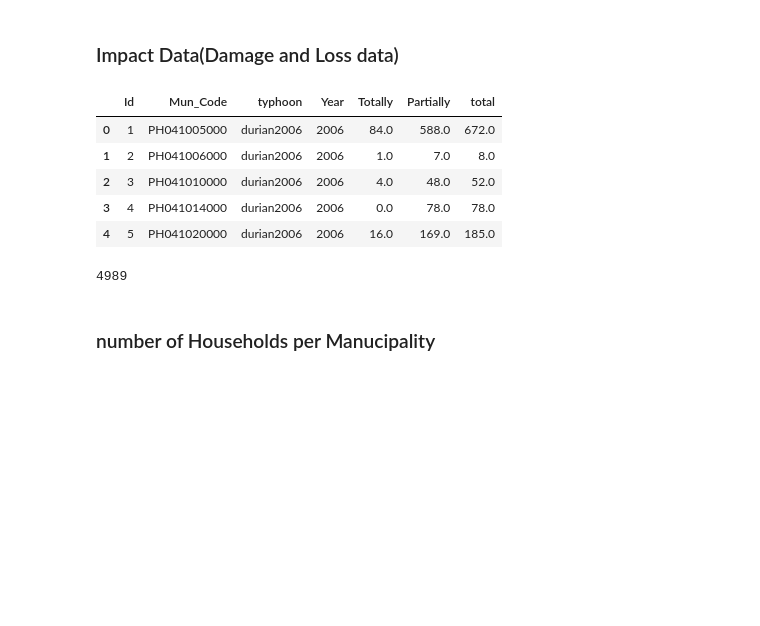
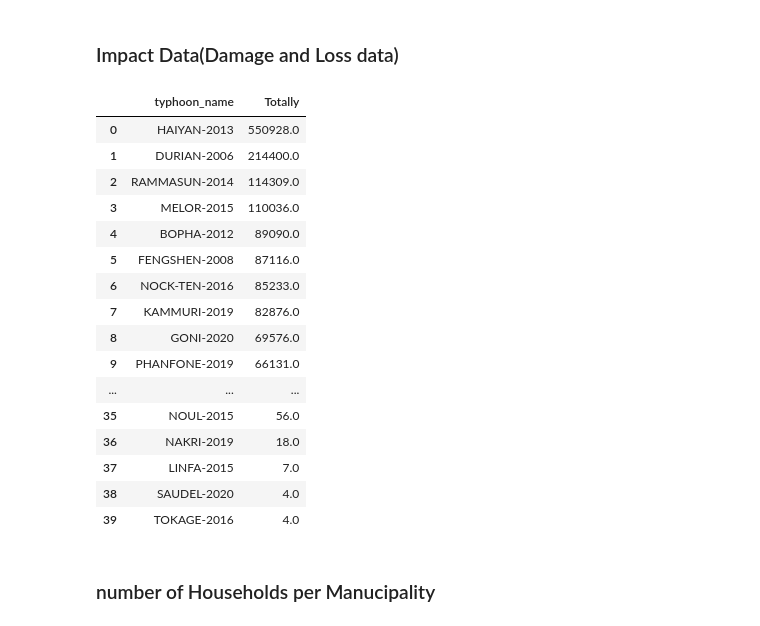
Before and after one commit to rodekruis/Typhoon-Impact-based-forecasting-model, a Jupyter notebook: IBF-Typhoon-model/documentation/notebooks/pre_disaster_indicators.ipynb, the cells around one changed output. Cells and saved outputs as stored; diff of their text form; code cells hidden in the pictures; blank space fills up the shorter version.

```diff
--- a/IBF-Typhoon-model/documentation/notebooks/pre_disaster_indicators.ipynb
+++ b/IBF-Typhoon-model/documentation/notebooks/pre_disaster_indicators.ipynb
@@ -129,23 +127,37 @@ display(data_matrix_new_variables.head())
 # %%
 
 #df_total["perc_loss"] = df_total.apply(lambda x: division(x["area_affected"], x["rice_area"]), axis=1).values
-impact = pd.read_csv("IBF-Typhoon-model\\data\\Impact\\IMpact_data_philipines_SEP_2021.csv")
+impact = pd.read_csv("data/Impact/IMpact_data_philipines_SEP_2021.csv")
 impact['typhoon']=impact["typhoon"].astype(str)  + impact["Year"].astype(str)
 impact['typhoon']= impact['typhoon'].map(lambda x: x.lower())
 impact.rename(columns={"pcode": "Mun_Code"},inplace=True)
 typhoons_with_impact_data=list(np.unique(impact.typhoon))
-display(impact.head())
+#display(impact.head())
+
+impact['typhoon_name']=impact['typhoon'].apply(lambda x:(x[:-4].upper()+'-'+x[-4:]))
+
+df_impact=impact[['typhoon_name','Totally']].groupby('typhoon_name').sum().sort_values(by='Totally',ascending=False)#.head(n=10)
+df_impact.reset_index(inplace=True)
-# %% [output]
-|  | Id | Mun_Code | typhoon | Year | Totally | Partially | total |
-| 0 | 1 | PH041005000 | durian2006 | 2006 | 84.0 | 588.0 | 672.0 |
-| 1 | 2 | PH041006000 | durian2006 | 2006 | 1.0 | 7.0 | 8.0 |
-| 2 | 3 | PH041010000 | durian2006 | 2006 | 4.0 | 48.0 | 52.0 |
-| 3 | 4 | PH041014000 | durian2006 | 2006 | 0.0 | 78.0 | 78.0 |
-| 4 | 5 | PH041020000 | durian2006 | 2006 | 16.0 | 169.0 | 185.0 |
-# %%
-len(impact)
-# %% [output]
-4989
+# %%
+df_impact
+# %% [output]
+|  | typhoon_name | Totally |
+| 0 | HAIYAN-2013 | 550928.0 |
+| 1 | DURIAN-2006 | 214400.0 |
+| 2 | RAMMASUN-2014 | 114309.0 |
+| 3 | MELOR-2015 | 110036.0 |
+| 4 | BOPHA-2012 | 89090.0 |
+| 5 | FENGSHEN-2008 | 87116.0 |
+| 6 | NOCK-TEN-2016 | 85233.0 |
+| 7 | KAMMURI-2019 | 82876.0 |
+| 8 | GONI-2020 | 69576.0 |
+| 9 | PHANFONE-2019 | 66131.0 |
+| ... | ... | ... |
+| 35 | NOUL-2015 | 56.0 |
+| 36 | NAKRI-2019 | 18.0 |
+| 37 | LINFA-2015 | 7.0 |
+| 38 | SAUDEL-2020 | 4.0 |
+| 39 | TOKAGE-2016 | 4.0 |
 # %% [markdown]
 ### number of Households per Manucipality
 # %%
```
Also changed, not shown: parts of 19 cells of this notebook, 13 other files.
